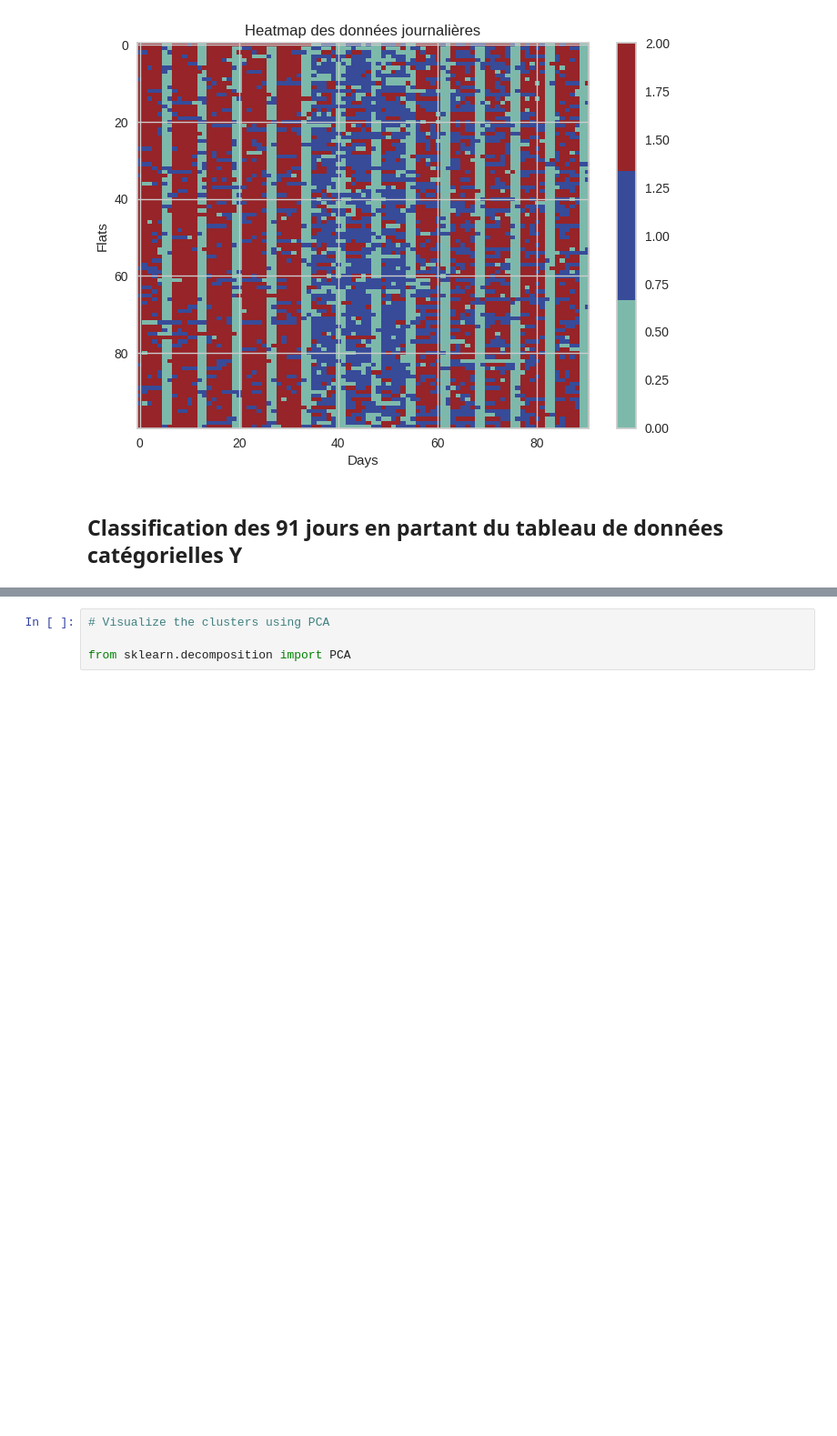
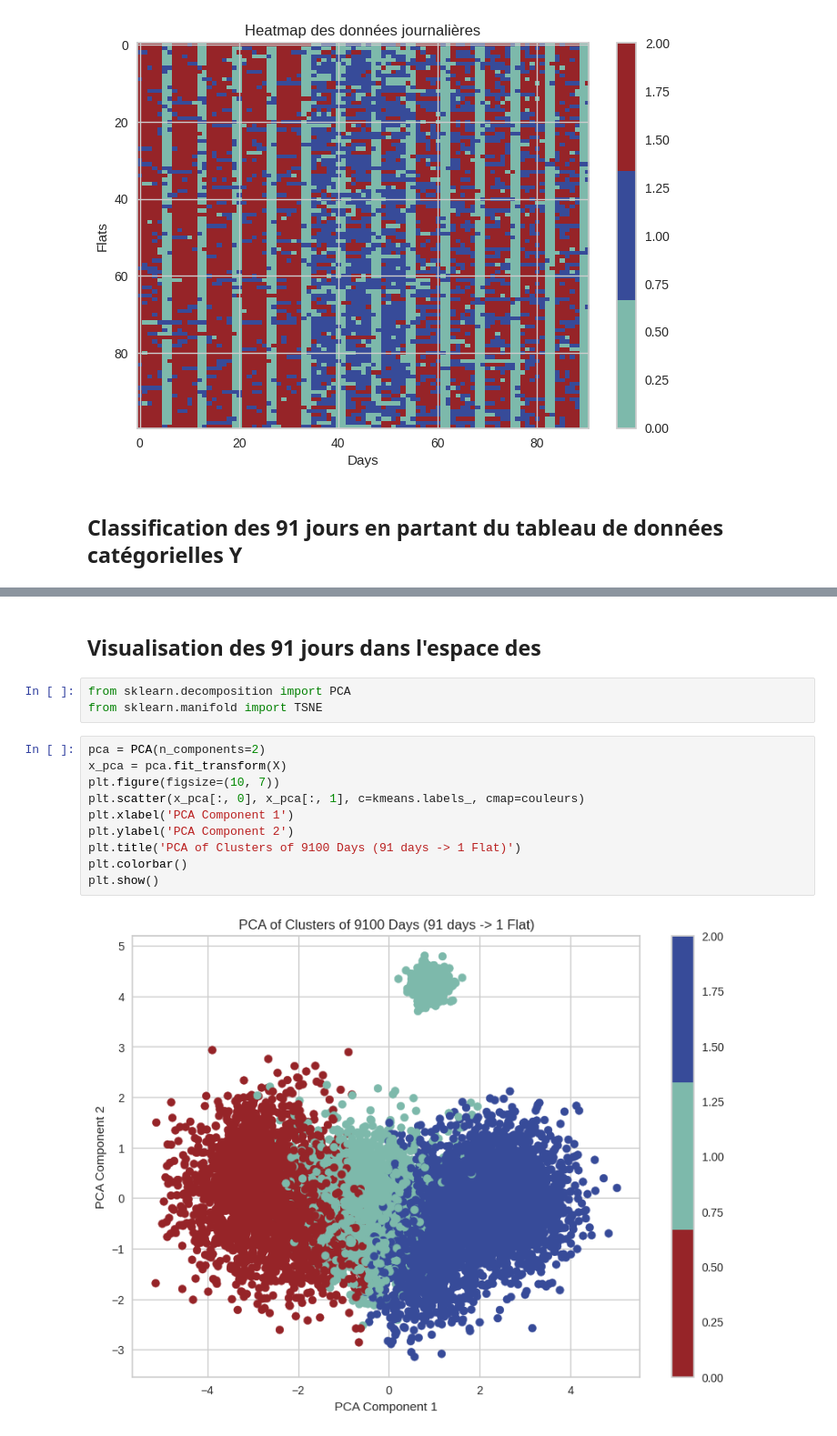
Before and after one commit to goamegah/Times-Series-Clustering, a Jupyter notebook: flat_energy_conso_cluster.ipynb, the cells around one changed output, grey strips where cells are left out. Shown at 91% size. Cells and saved outputs as stored; diff of their text form; blank space fills up the shorter version.

```diff
--- a/flat_energy_conso_cluster.ipynb
+++ b/flat_energy_conso_cluster.ipynb
@@ -149,7 +149,20 @@ plt.title('Heatmap des données journalières')
 # %% [output]
 Text(0.5, 1.0, 'Heatmap des données journalières')
 [figure]
-# %%
-# Visualize the clusters using PCA
-
-from sklearn.decomposition import PCA
+# %% [markdown]
+## Visualisation des 91 jours dans l'espace des
+# %%
+from sklearn.decomposition import PCA
+from sklearn.manifold import TSNE
+# %%
+pca = PCA(n_components=2)
+x_pca = pca.fit_transform(X)
+plt.figure(figsize=(10, 7))
+plt.scatter(x_pca[:, 0], x_pca[:, 1], c=kmeans.labels_, cmap=couleurs)
+plt.xlabel('PCA Component 1')
+plt.ylabel('PCA Component 2')
+plt.title('PCA of Clusters of 9100 Days (91 days -> 1 Flat)')
+plt.colorbar()
+plt.show()
+# %% [output]
+[figure, added]
```
Also changed, not shown: parts of 17 cells of this notebook.
